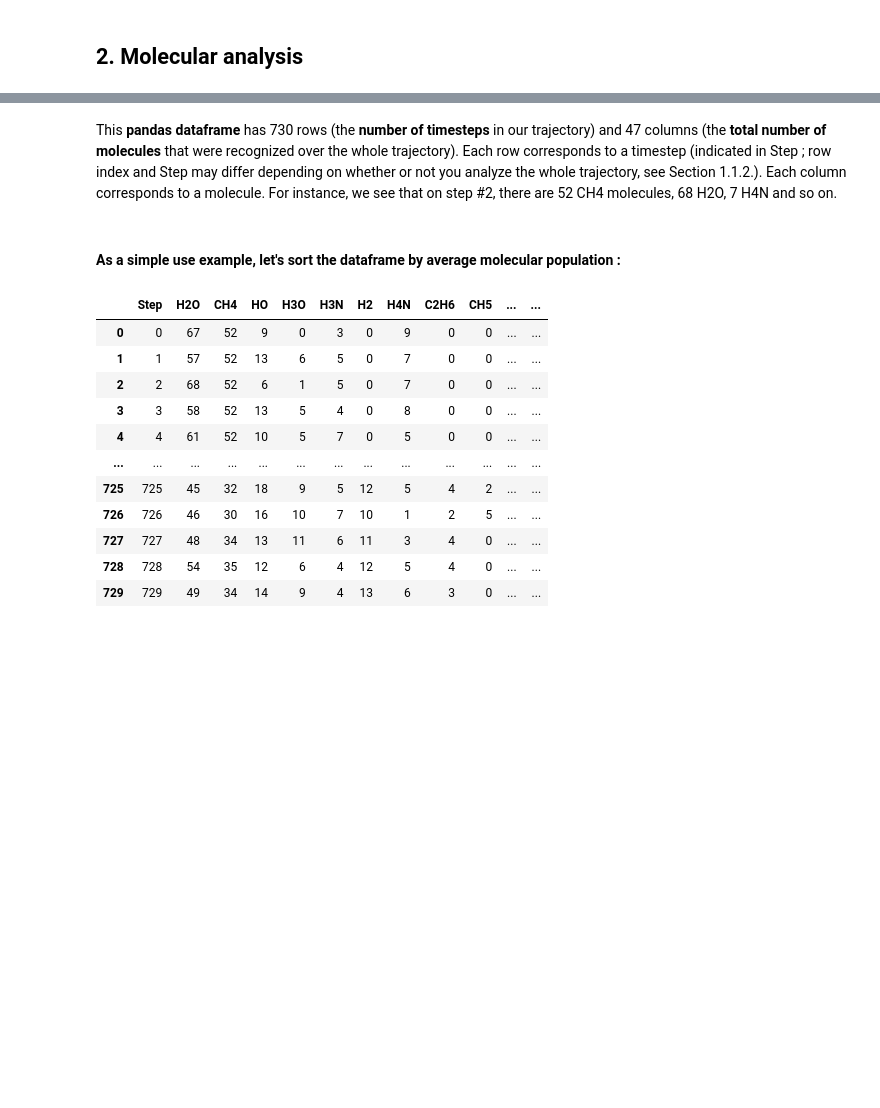
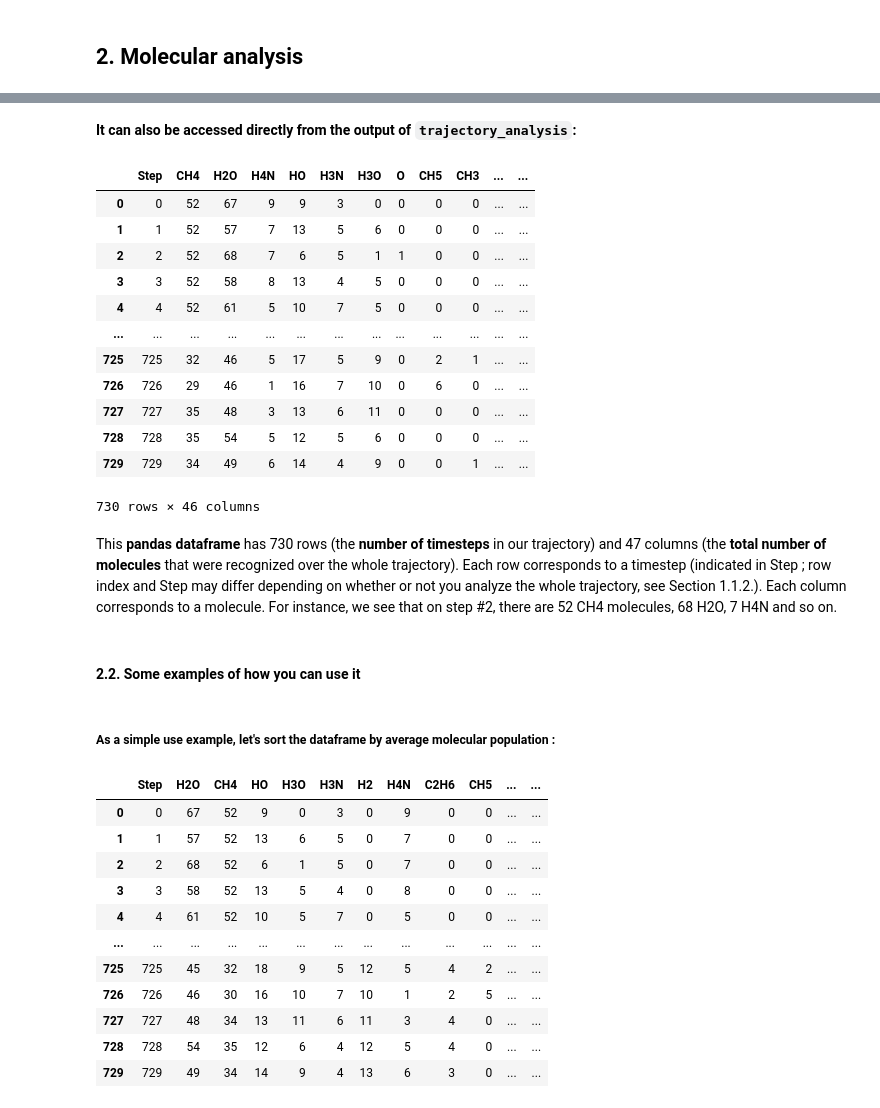
Before and after one commit to axeldian/recognition, a Jupyter notebook: tutorials/basic_tutorial.ipynb, the cells around one changed output, grey strips where cells are left out. Drawn from its saved outputs; the diff is of its cells as text; code cells hidden in the pictures; blank space fills up the shorter version.

```diff
--- a/tutorials/basic_tutorial.ipynb
+++ b/tutorials/basic_tutorial.ipynb
@@ -196,3 +157,16 @@ It is also possible to pickle (save) the hydrogen_analysis and frames_list lists
 # %% [markdown]
 ### 1.2. The Frame object
+# %%
+# Run this box if you went through section 1.1.2. and/or 1.1.3.
+analysis_result = re.trajectory_analysis(# trajectory file path
+                                                        'hcno_traj.xyz',
+                                                        # cubic box lattice size
+                                                        box_size=12.673,
+                                                        # cutoff DICT for X-H bonds
+                                                        H_cutoffs={'C':1.5, 'O':1.3, 'H':1.2, 'N':1.4},
+                                                        # cutoff DICT for X-Y bonds
+                                                        heavy_cutoffs={'C': {'C' : 1.95, 'O' : 1.82, 'N':1.87},
+                                                                       'O': {'C':1.82, 'O':1.52, 'N':1.7 },
+                                                                       'N': {'C':1.87, 'O':1.7, 'N':1.5}},
+                                                       )
 # %% [markdown]
@@ -409,7 +386,27 @@ molecular_pops
+# %% [markdown]
+**It can also be accessed directly from the output of `trajectory_analysis`:**
+# %%
+analysis_result.time_histogram
+# %% [output]
+|  | Step | CH4 | H2O | H4N | HO | H3N | H3O | O | CH5 | CH3 | ... | ... |
+| 0 | 0 | 52 | 67 | 9 | 9 | 3 | 0 | 0 | 0 | 0 | ... | ... |
+| 1 | 1 | 52 | 57 | 7 | 13 | 5 | 6 | 0 | 0 | 0 | ... | ... |
+| 2 | 2 | 52 | 68 | 7 | 6 | 5 | 1 | 1 | 0 | 0 | ... | ... |
+| 3 | 3 | 52 | 58 | 8 | 13 | 4 | 5 | 0 | 0 | 0 | ... | ... |
+| 4 | 4 | 52 | 61 | 5 | 10 | 7 | 5 | 0 | 0 | 0 | ... | ... |
+| ... | ... | ... | ... | ... | ... | ... | ... | ... | ... | ... | ... | ... |
+| 725 | 725 | 32 | 46 | 5 | 17 | 5 | 9 | 0 | 2 | 1 | ... | ... |
+| 726 | 726 | 29 | 46 | 1 | 16 | 7 | 10 | 0 | 6 | 0 | ... | ... |
+| 727 | 727 | 35 | 48 | 3 | 13 | 6 | 11 | 0 | 0 | 0 | ... | ... |
+| 728 | 728 | 35 | 54 | 5 | 12 | 5 | 6 | 0 | 0 | 0 | ... | ... |
+| 729 | 729 | 34 | 49 | 6 | 14 | 4 | 9 | 0 | 0 | 1 | ... | ... |
+730 rows × 46 columns
 # %% [markdown]
 This **pandas dataframe** has 730 rows (the **number of timesteps** in our trajectory) and 47 columns (the **total number of molecules** that were recognized over the whole trajectory). Each row corresponds to a timestep (indicated in Step ; row index and Step may differ depending on whether or not you analyze the whole trajectory, see Section 1.1.2.). Each column corresponds to a molecule. For instance, we see that on step #2, there are 52 CH4 molecules, 68 H2O, 7 H4N and so on.
+# %% [markdown]
+#### 2.2. Some examples of how you can use it
 # %% [markdown]
-#### As a simple use example, let's sort the dataframe by average molecular population :
+##### As a simple use example, let's sort the dataframe by average molecular population :
 # %%
 molecular_pops[molecular_pops.mean().sort_values()[::-1].index]
 # %% [output]
```
Also changed, not shown: parts of 45 cells of this notebook, 1 other file.
